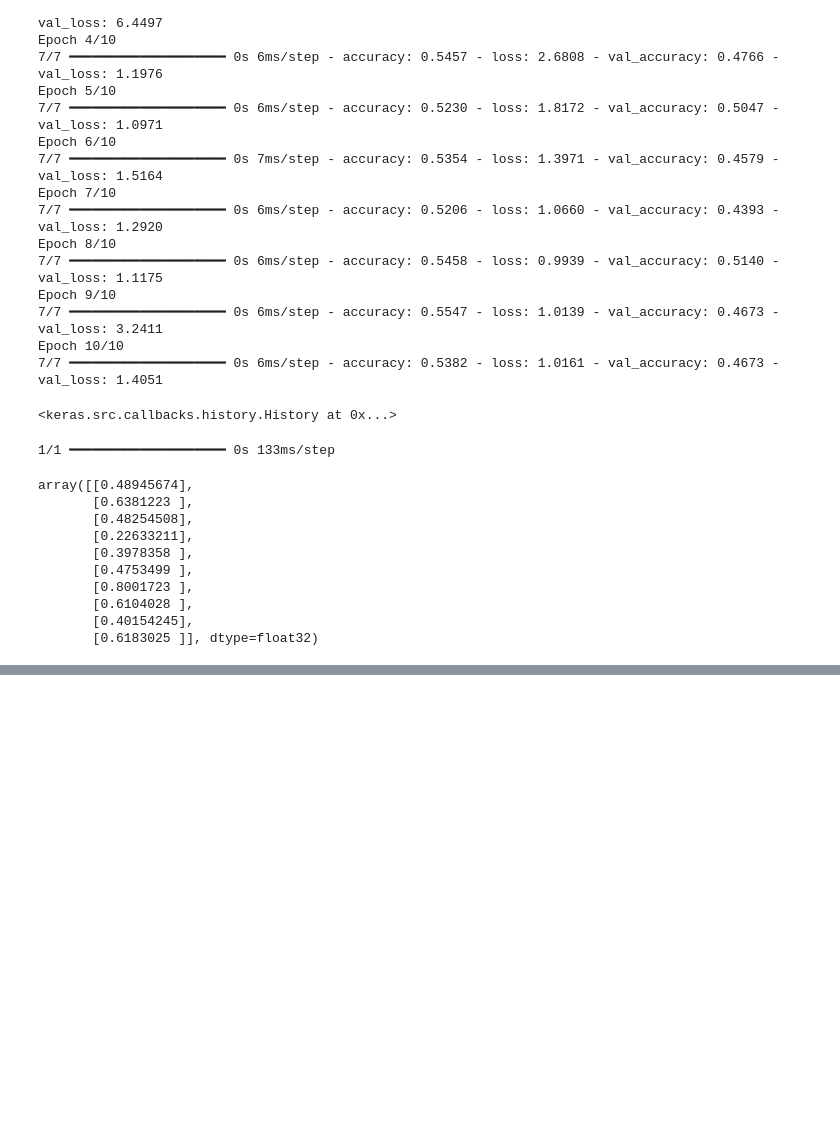
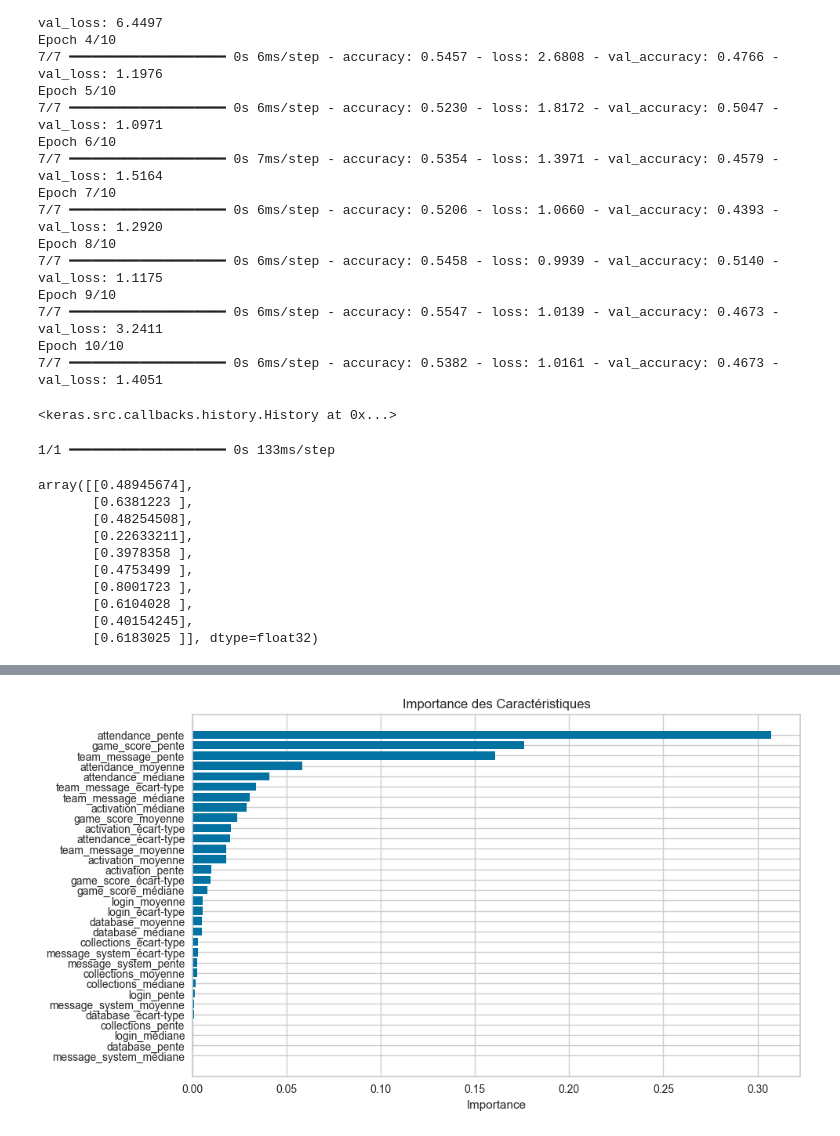
Before and after one commit to flbmax/csmplatform, a Jupyter notebook: churn_research.ipynb, the cells around one changed output, grey strips where cells are left out. Saved outputs shown, nothing was run; the diff lists cells and outputs as text; code cells hidden in the pictures; blank space fills up the shorter version.

```diff
--- a/churn_research.ipynb
+++ b/churn_research.ipynb
@@ -265,0 +513,3 @@ array([[0.48945674],
+# %%
+club_static_features = pd.read_excel('clubs_static_features.xlsx')
+club_static_features
@@ -265,0 +760,17 @@ array([[0.48945674],
+# %%
+rf = RandomForestClassifier()
+rf.fit(X_train, y_train)
+
+rfpred = rf.predict(X_test)
+print(classification_report(y_test, rfpred))
+
+ypred = rfpred
+model = rf
+print ('Confusion Matrix:')
+print(confusion_matrix(y_test, ypred))
+print('\nAccuracy:', accuracy_score(y_test, ypred))
+print("Overall Precision:",precision_score(y_test, ypred))
+print("Overall Recall:",recall_score(y_test, ypred))
+print("Overall f1-score:", f1_score(y_test, ypred))
+auc = roc_auc_score(y_test,ypred)
+plt.show()
@@ -265,0 +779,59 @@ array([[0.48945674],
+# %%
+params = {
+    'n_estimators': randint(1, 200),
+    'max_depth': randint(1, 20),
+    'min_samples_split': randint(2, 11),
+    'min_samples_leaf': randint(1, 11),
+    'bootstrap': [True, False]
+}
+rfnew = RandomForestClassifier()
+
+search = RandomizedSearchCV(rfnew, param_distributions=params, random_state=123, n_iter=100, cv=3, verbose=2, n_jobs=-1)
+
+
+search.fit(X_train, y_train)
+best_params = search.best_params_
+
+
+
+myrf = search.best_estimator_
+thisypred = myrf.predict(X_test)
+
+print(classification_report(y_test, thisypred))
+
+myrf = RandomForestClassifier(bootstrap=best_params['bootstrap'],
+                              max_depth=best_params['max_depth'],
+                              min_samples_leaf=best_params['min_samples_leaf'],
+                              min_samples_split=best_params['min_samples_split'],
+                              n_estimators=best_params['n_estimators'])
+myrf.fit(X_train, y_train)
+thisypred = myrf.predict(X_test)
+
+
+ypred = thisypred
+model = myrf
+print ('Confusion Matrix:')
+print(confusion_matrix(y_test, ypred))
+print('Accuracy:', accuracy_score(y_test, ypred))
+print("Overall Precision:",precision_score(y_test, ypred))
+print("Overall Recall:",recall_score(y_test, ypred))
+auc = roc_auc_score(y_test,ypred)
+
+print("AUC:", auc)
+plt.show()
+
+
+feature_importances = model.feature_importances_
+
+features = X_train.columns
+importance_df = pd.DataFrame({'Feature': features, 'Importance': feature_importances})
+
+importance_df = importance_df.sort_values(by='Importance', ascending=False)
+
+plt.figure(figsize=(10, 6))
+plt.barh(importance_df['Feature'], importance_df['Importance'])
+plt.xlabel('Importance')
+plt.title('Importance des Caractéristiques')
+plt.gca().invert_yaxis()  # Inverser pour avoir la caractéristique la plus importante en haut
+plt.show()
+# %% [output]
@@ -265,0 +855 @@ array([[0.48945674],
+[figure, added]
```
Also changed, not shown: parts of 32 cells of this notebook, 24 other files.
